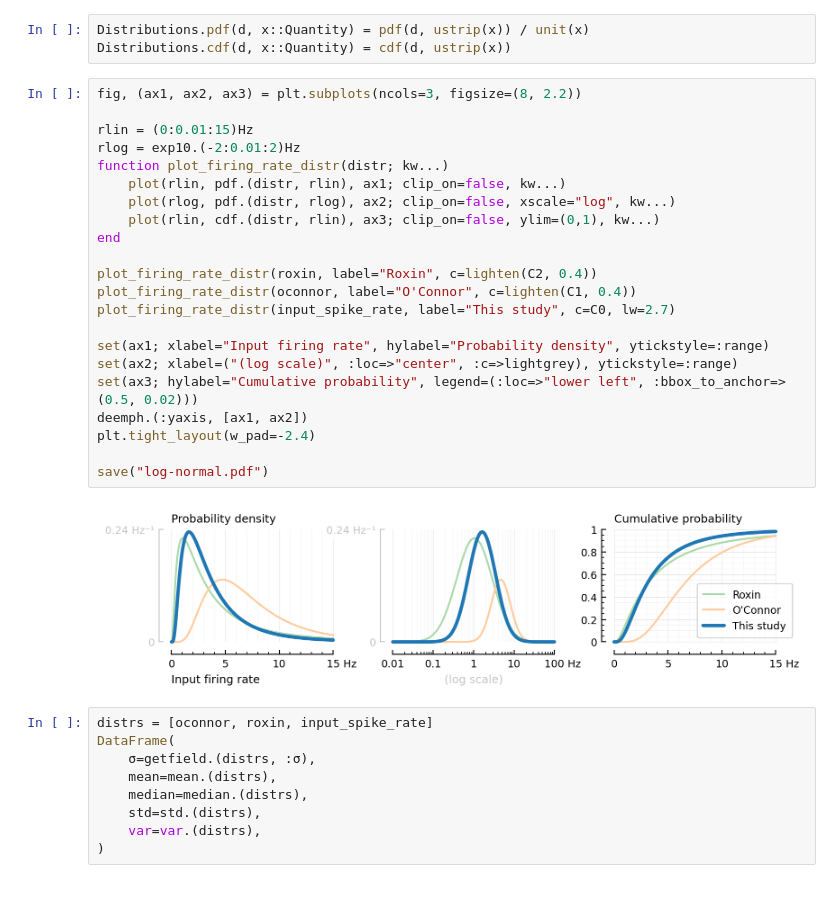
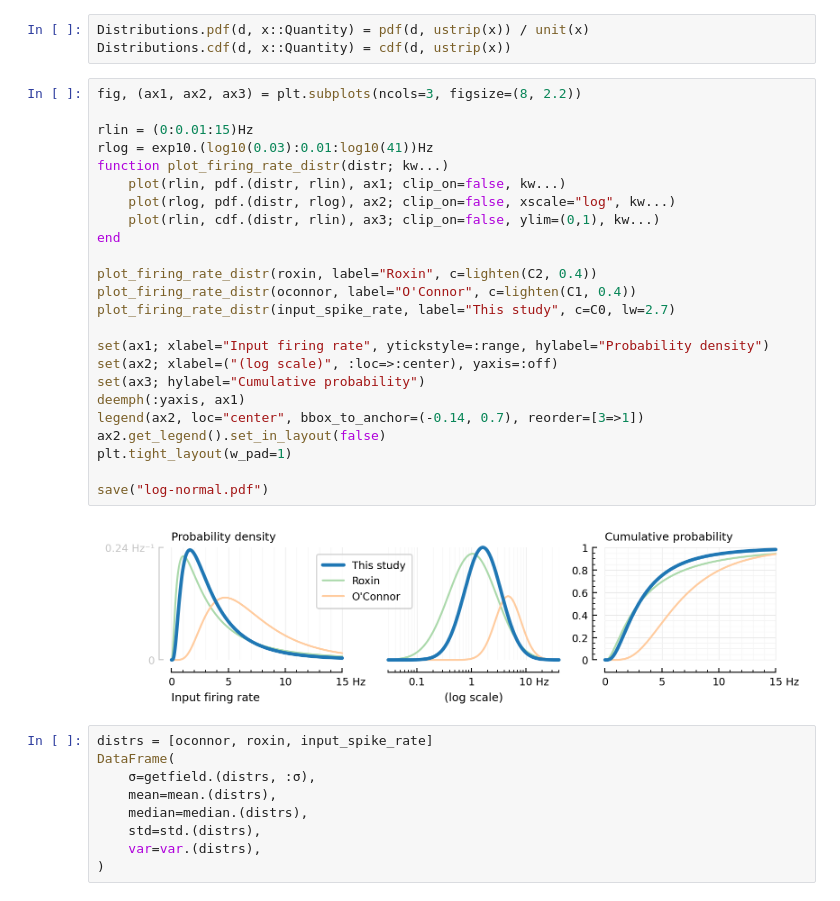
Before and after one commit to tfiers/phd, a Jupyter notebook: notebooks/2022-01-08__1000_to_1.ipynb, the cells around one changed output. Cells and saved outputs as stored; diff of their text form.

Commit message:
hylabel: loc. set: yaxis=:off and :right

```diff
--- a/notebooks/2022-01-08__1000_to_1.ipynb
+++ b/notebooks/2022-01-08__1000_to_1.ipynb
@@ -51,27 +51,29 @@ Distributions.cdf(d, x::Quantity) = cdf(d, ustrip(x))
 # %%
 fig, (ax1, ax2, ax3) = plt.subplots(ncols=3, figsize=(8, 2.2))
 
 rlin = (0:0.01:15)Hz
-rlog = exp10.(-2:0.01:2)Hz
+rlog = exp10.(log10(0.03):0.01:log10(41))Hz
 function plot_firing_rate_distr(distr; kw...)
     plot(rlin, pdf.(distr, rlin), ax1; clip_on=false, kw...)
     plot(rlog, pdf.(distr, rlog), ax2; clip_on=false, xscale="log", kw...)
     plot(rlin, cdf.(distr, rlin), ax3; clip_on=false, ylim=(0,1), kw...)
 end
 
 plot_firing_rate_distr(roxin, label="Roxin", c=lighten(C2, 0.4))
 plot_firing_rate_distr(oconnor, label="O'Connor", c=lighten(C1, 0.4))
 plot_firing_rate_distr(input_spike_rate, label="This study", c=C0, lw=2.7)
 
-set(ax1; xlabel="Input firing rate", hylabel="Probability density", ytickstyle=:range)
-set(ax2; xlabel=("(log scale)", :loc=>"center", :c=>lightgrey), ytickstyle=:range)
-set(ax3; hylabel="Cumulative probability", legend=(:loc=>"lower left", :bbox_to_anchor=>(0.5, 0.02)))
-deemph.(:yaxis, [ax1, ax2])
-plt.tight_layout(w_pad=-2.4)
+set(ax1; xlabel="Input firing rate", ytickstyle=:range, hylabel="Probability density")
+set(ax2; xlabel=("(log scale)", :loc=>:center), yaxis=:off)
+set(ax3; hylabel="Cumulative probability")
+deemph(:yaxis, ax1)
+legend(ax2, loc="center", bbox_to_anchor=(-0.14, 0.7), reorder=[3=>1])
+ax2.get_legend().set_in_layout(false)
+plt.tight_layout(w_pad=1)
 
 save("log-normal.pdf")
 # %% [output]
-[figure, old version]
+[figure, new version]
 # %%
 distrs = [oconnor, roxin, input_spike_rate]
 DataFrame(
```
Also changed, not shown: 2 other files.
